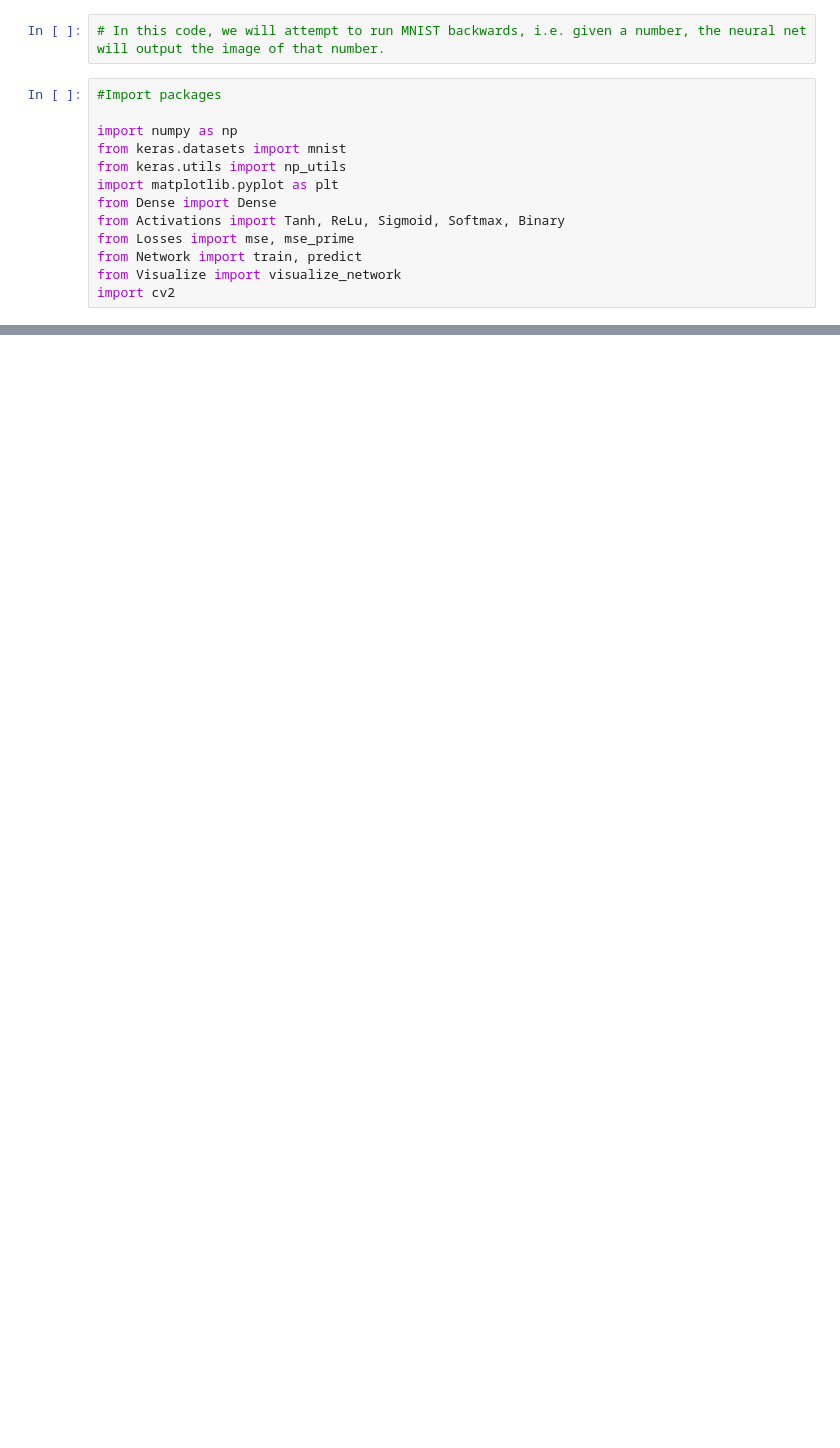
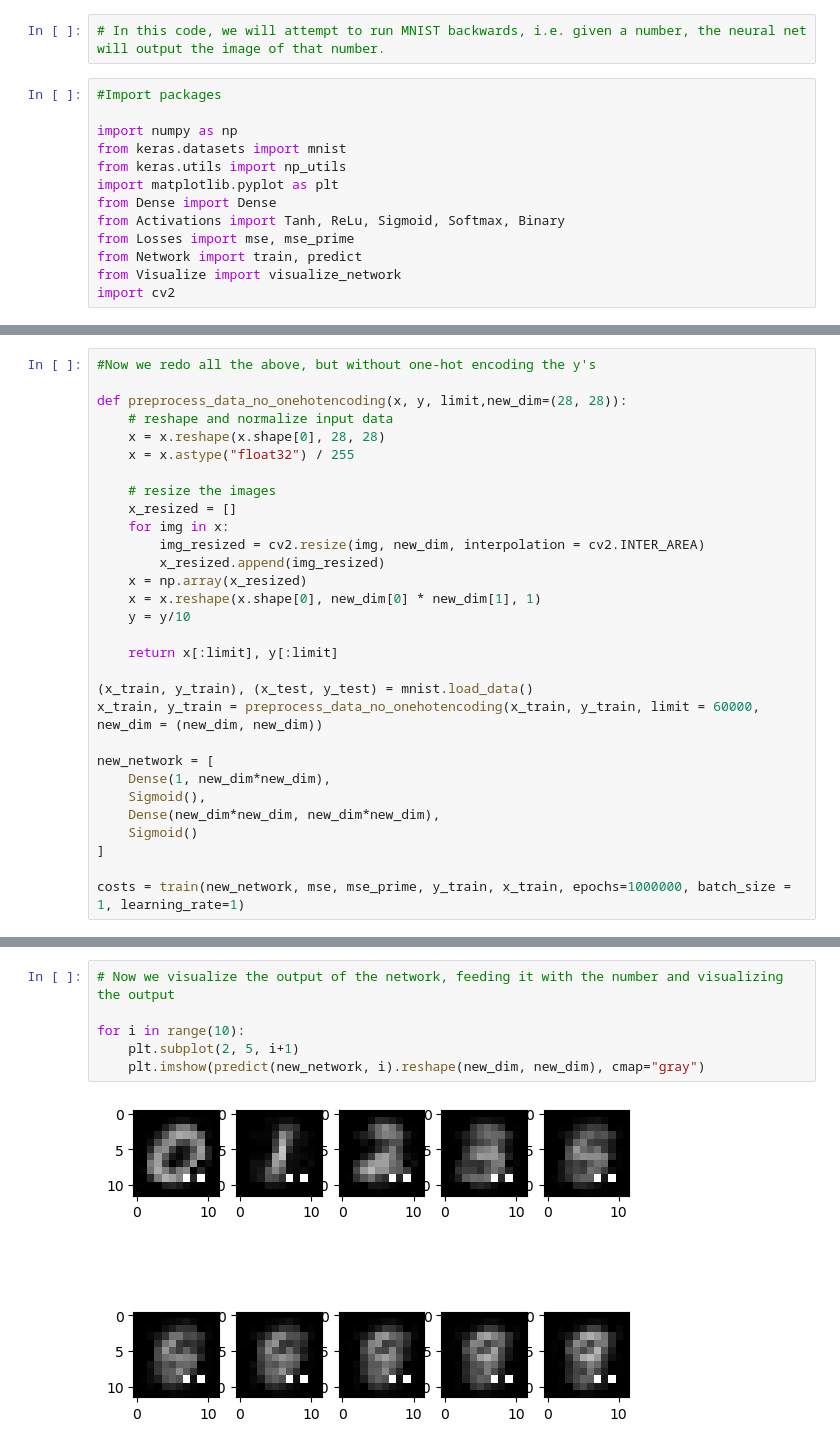
Before and after one commit to m-u-nee/generic_neural_network_implementation, a Jupyter notebook: backwards_mnist.ipynb, the cells around one changed output, grey strips where cells are left out. Saved outputs shown, nothing was run; the diff lists cells and outputs as text; blank space fills up the shorter version.

Commit message:
Attempt at backwards mnist without one hot encoding

```diff
--- a/backwards_mnist.ipynb
+++ b/backwards_mnist.ipynb
@@ -96,0 +97,30 @@ for i in range(10):
+# %%
+#Now we redo all the above, but without one-hot encoding the y's
+
+def preprocess_data_no_onehotencoding(x, y, limit,new_dim=(28, 28)):
+    # reshape and normalize input data
+    x = x.reshape(x.shape[0], 28, 28)
+    x = x.astype("float32") / 255
+
+    # resize the images
+    x_resized = []
+    for img in x:
+        img_resized = cv2.resize(img, new_dim, interpolation = cv2.INTER_AREA)
+        x_resized.append(img_resized)
+    x = np.array(x_resized)
+    x = x.reshape(x.shape[0], new_dim[0] * new_dim[1], 1)
+    y = y/10
+
+    return x[:limit], y[:limit]
+
+(x_train, y_train), (x_test, y_test) = mnist.load_data()
+x_train, y_train = preprocess_data_no_onehotencoding(x_train, y_train, limit = 60000, new_dim = (new_dim, new_dim))
+
+new_network = [
+    Dense(1, new_dim*new_dim),
+    Sigmoid(),
+    Dense(new_dim*new_dim, new_dim*new_dim),
+    Sigmoid()
+]
+
+costs = train(new_network, mse, mse_prime, y_train, x_train, epochs=1000000, batch_size = 1, learning_rate=1)
@@ -96,0 +135,8 @@ for i in range(10):
+# %%
+# Now we visualize the output of the network, feeding it with the number and visualizing the output
+
+for i in range(10):
+    plt.subplot(2, 5, i+1)
+    plt.imshow(predict(new_network, i).reshape(new_dim, new_dim), cmap="gray")
+# %% [output]
+[figure, added]
```
Also changed, not shown: parts of 5 cells of this notebook.
